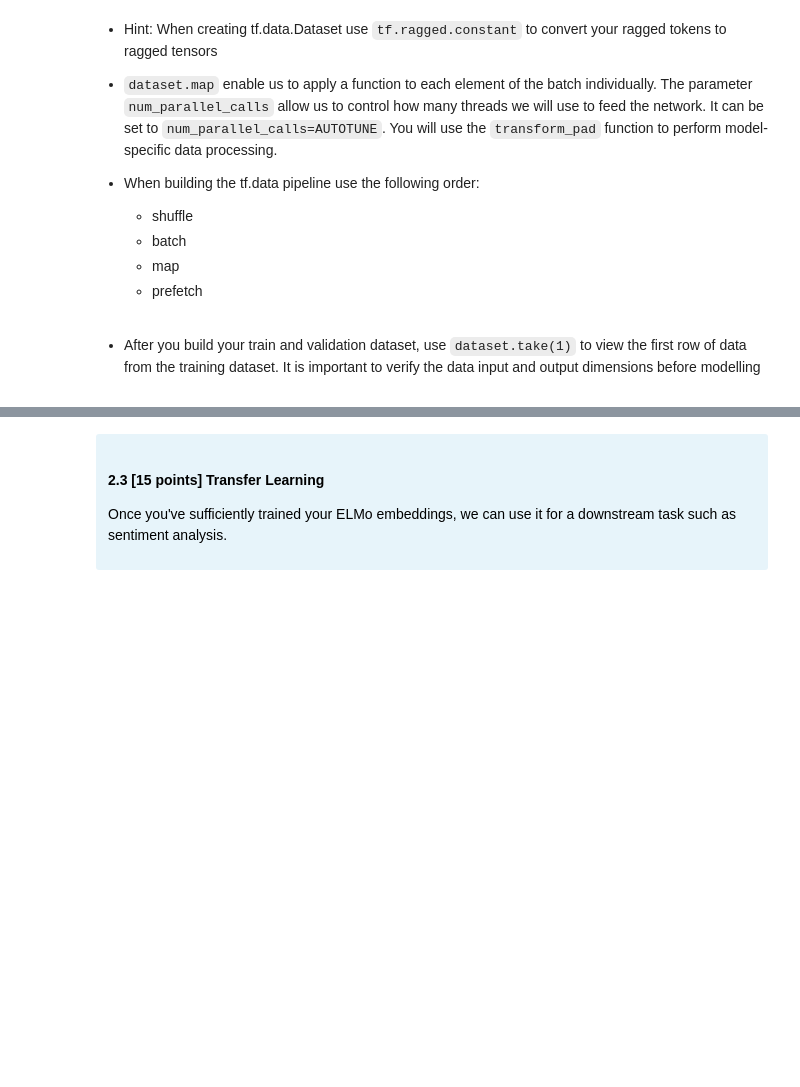
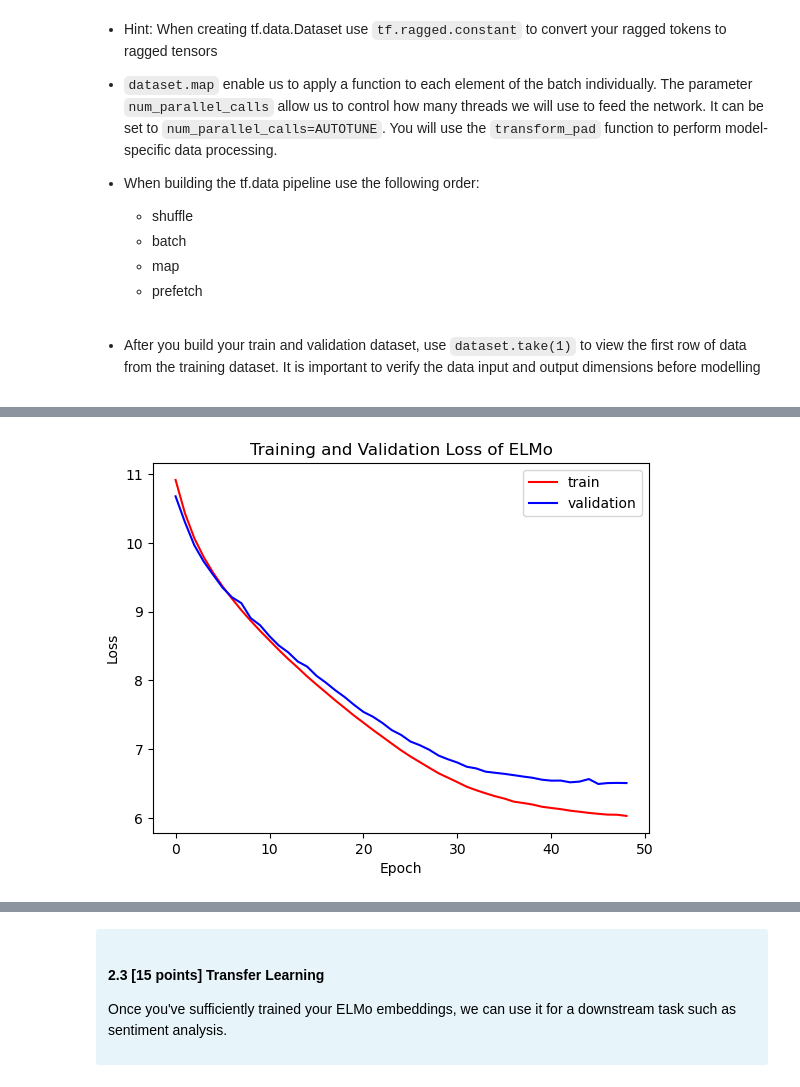
Before and after one commit to Hersoncpp/NLP-lab2, a Jupyter notebook: assignment2.ipynb, the cells around one changed output, grey strips where cells are left out. Drawn from its saved outputs; the diff is of its cells as text; code cells hidden in the pictures; blank space fills up the shorter version.

```diff
--- a/assignment2.ipynb
+++ b/assignment2.ipynb
@@ -1533,3 +1658,6 @@ NEW SENTENCE: <s> The movie was good I really liked it </s>
+# %%
+# split train_data and train_labels into train and validation sets with 80/20 split:
+tokens_list_train, tokens_list_val, labels_train, labels_val = train_test_split(train_data, train_labels, test_size=0.2, random_state=42)
 # %% [markdown]
 <div class="alert alert-block alert-danger" style="color:black;background-color:#E7F4FA">
 
@@ -1574,7 +1700,15 @@ def transform_pad(input, output,n):
 
     # You will  transform the input at the run time
     input = input.to_tensor(default_value=0, shape=[None, None])
-
+    # get the shape of the input:
+    shape = tf.shape(input)
+    # build the inputs_forward and inputs_backward:
+    mask = tf.keras.layers.Lambda(lambda x: tf.math.not_equal(x, 3))(input)
+    inputs_forward = tf.keras.layers.Lambda(lambda x: tf.boolean_mask(x[0], x[1]))([input, mask])
+    inputs_forward = tf.reshape(inputs_forward, shape=(-1, shape[1]-1))
+    mask = tf.keras.layers.Lambda(lambda x: tf.math.not_equal(x, 1))(input)
+    inputs_backward = tf.keras.layers.Lambda(lambda x: tf.boolean_mask(x[0], x[1]))([input, mask])
+    inputs_backward = tf.reshape(inputs_backward, shape=(-1, shape[1]-1))
     # Transform the output for the f and b LSTM
     output_f = output[:,1:]
     output_b = output[:,:-1]
@@ -1584,11 +1718,11 @@ def transform_pad(input, output,n):
     output_f = output_f.to_tensor(default_value=0, shape=[None, None])
     output_b = output_b.to_tensor(default_value=0, shape=[None, None])
 
-    return (input,n),(output_f, output_b)
+    return (inputs_forward, inputs_backward),(output_f, output_b)
 
 # Calculate and store length of each sentence
-N_train = [len(n) for n in tokens_list_train]
-N_val = [len(n) for n in tokens_list_val]
+N_train = [[len(n)] for n in tokens_list_train]
+N_val = [[len(n)] for n in tokens_list_val]
 
 N_train = tf.constant(N_train, tf.int32)
 N_val = tf.constant(N_val, tf.int32)
@@ -1616,7 +1750,7 @@ train_data = train_data.prefetch(AUTOTUNE)
 # Validation data
 ##################
 # Apply all data processing logic
-#validation_data = validation_data.shuffle(buffer_size=validation_shuffle_buffer_size)
+validation_data = validation_data.shuffle(buffer_size=validation_shuffle_buffer_size)
 validation_data = validation_data.batch(batch_size)
 validation_data = validation_data.map(transform_pad, num_parallel_calls=AUTOTUNE)
 validation_data = validation_data.prefetch(AUTOTUNE)
@@ -1626,10 +1763,10 @@ print("validation_data",validation_data)
 # %%
 # View some data from tf dataset
-for (input_f,n) ,(output_f, output_b) in train_data.take(1):
+for (input_f,input_b) ,(output_f, output_b) in train_data.take(1):
   print(input_f.shape)
   print(input_f[0])
-  print(n.shape)
-  print(n[0])
+  print(input_b.shape)
+  print(input_b[0])
   print("************************")
   print(output_f.shape,output_b.shape)
   print(output_f[0])
@@ -1685,0 +1908,6 @@ Finally, plot the training history of the train and validation loss.
+# %%
+# train the model:
+model_ELMo, Toy_EMLo = build_ELMo_model()
+# fit the model dataset train_data:
+Early_stopping_ELMo = tf.keras.callbacks.EarlyStopping(monitor='val_loss', patience=3, restore_best_weights=True)
+history_ELMo = model_ELMo.fit(train_data, epochs=100, validation_data=validation_data, callbacks=[Early_stopping_ELMo])
@@ -1685,0 +1932,14 @@ Finally, plot the training history of the train and validation loss.
+# %%
+# plot the structure of the model:
+tf.keras.utils.plot_model(model_ELMo, show_shapes=True, dpi=90)
+plt.show()
+# plot the training history of the train and validation loss
+plt.plot(range(len(history_ELMo.history['loss'])),history_ELMo.history['loss'], label='train', color='red')
+plt.plot(range(len(history_ELMo.history['val_loss'])),history_ELMo.history['val_loss'], label='validation', color='blue')
+plt.xlabel('Epoch')
+plt.ylabel('Loss')
+plt.title('Training and Validation Loss of ELMo')
+plt.legend()
+plt.show()
+# %% [output]
+[figure, added]
```
Also changed, not shown: parts of 39 cells of this notebook.
